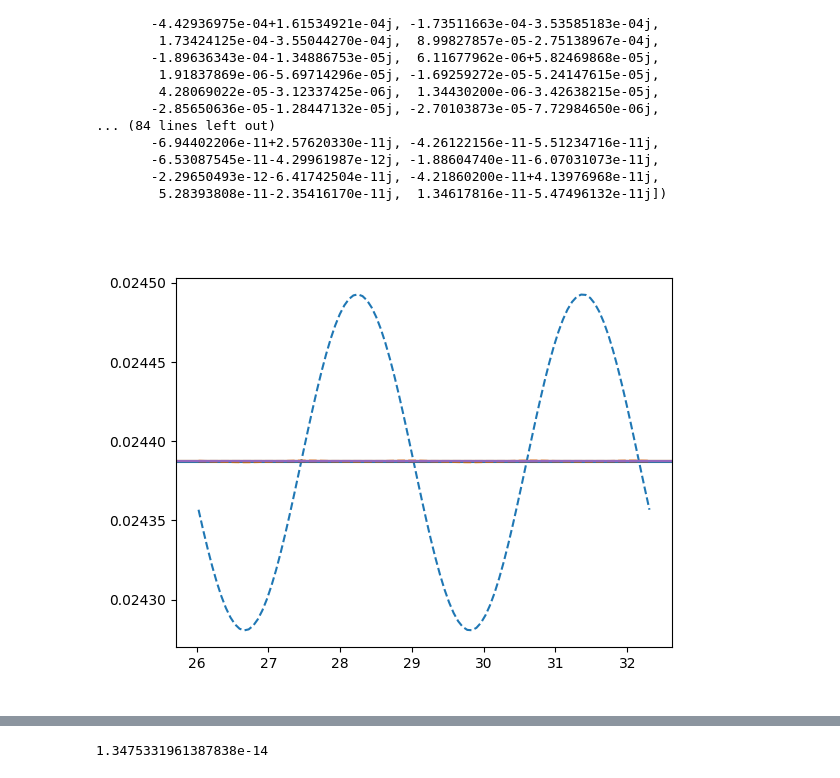
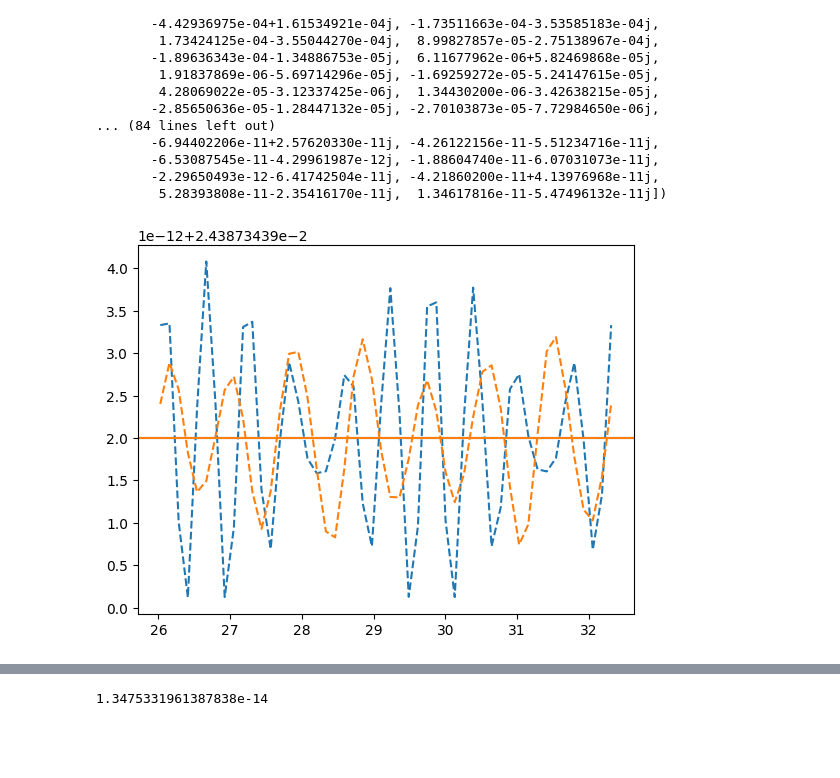
Before and after one commit to pbelange/pytori, a Jupyter notebook: proofs/test_invariant.ipynb, the cells around one changed output, grey strips where cells are left out. Saved outputs shown, nothing was run; the diff lists cells and outputs as text; code cells hidden in the pictures; blank space fills up the shorter version.

```diff
--- a/proofs/test_invariant.ipynb
+++ b/proofs/test_invariant.ipynb
@@ -40,7 +40,7 @@ for point in points:
 
 
 
-n_harm = 200
+n_harm = 300
 from fractions import Fraction
 fig, axes = plt.subplots(1, 2, figsize=(18, 6))
 plt.suptitle('Henon 4D')
@@ -52,10 +52,10 @@ for p_idx,part in enumerate(particles):
 
 
     Ax,Qx  = nafflib.harmonics( part['x'][:int(5e4)],part[f'px'][:int(5e4)],num_harmonics = n_harm,window_order=4)
-    Cx,err,_f = nafflib.find_linear_combinations(Qx,fundamental_tunes=fundamental_tunes,max_harmonic_order=40)
+    Cx = nafflib.linear_combinations(Qx,Qvec=fundamental_tunes,max_n=40)
 
     Ay,Qy  = nafflib.harmonics( part['y'][:int(5e4)],part[f'py'][:int(5e4)],num_harmonics = n_harm,window_order=4)
-    Cy,err,_f = nafflib.find_linear_combinations(Qy,fundamental_tunes=fundamental_tunes,max_harmonic_order=40)
+    Cy = nafflib.linear_combinations(Qy,Qvec=fundamental_tunes,max_n=40)
 
     mytorus = pytorus.Torus(Ax,Ay,Cx,Cy)
 
@@ -128,11 +130,11 @@ array([ 2.02450146e-01-9.01288977e-02j,  9.80394406e-03+9.47974080e-03j,
 
 from shapely import Polygon
 
-theta_vec   = 2 * np.pi*fundamental_tunes[0]* N_start + np.linspace(0,2*np.pi,5000)
-theta_slice = 2 * np.pi*fundamental_tunes[1]* N_start + np.linspace(0,2*np.pi,100)
+theta_vec   = 2 * np.pi*fundamental_tunes[0]* N_start + np.linspace(0,2*np.pi,10000)
+theta_slice = 2 * np.pi*fundamental_tunes[1]* N_start + np.linspace(0,2*np.pi,50)
 
 plt.figure()
-for stop_at,color in zip([10,20,50,100,200],['C0','C1','C2','C3','C4']):
+for stop_at,color in zip([200,300],['C0','C1','C2','C3','C4']):
     mytorus_test = pytorus.Torus(mytorus.Ax[:stop_at],mytorus.Ay[:stop_at],mytorus.nx[:stop_at],mytorus.ny[:stop_at])
     slice_x,slice_y = mytorus_test.slice('x',theta_vec,theta_slice)
 
@@ -148,34 +150,34 @@ for stop_at,color in zip([10,20,50,100,200],['C0','C1','C2','C3','C4']):
 
         Ixx.append(x_polygon.area)
         Ixy.append(-y_polygon.area)
         Ix.append(x_polygon.area - y_polygon.area)
 
         Jx.append(np.mean(_sx[:,0]**2 + _sx[:,1]**2))
 
     Ixx = np.array(Ixx)/np.pi/2
     Ixy = np.array(Ixy)/np.pi/2
     Ix  = np.array(Ix)/np.pi/2
     Jx  = np.array(Jx)/2
 
 
 
     # plt.plot(theta_slice,   Ixx + (Ix[0]-Ixx[0])    ,'-',color='C0' ,lw=4,alpha=0.3,label='Ixx')
     # plt.plot(theta_slice,   Ixy + (Ix[0]-Ixy[0])    ,'-',color='C1' ,lw=4,alpha=0.3,label='Ixy')
     # plt.plot(theta_slice,   Ix                      ,'-',color='C3' ,lw=4,alpha=0.3,label='Ix')
     # plt.plot(theta_slice,   Jx                      ,'-',color='k'  ,lw=4,alpha=0.3,label='Jx')
 
     area_test = np.array([compute_area(mytorus_test,theta) for theta in theta_slice])
     # plt.plot(theta_slice,   area_test[:,0]+ (Ix[0]-area_test[:,0][0])    ,'--' ,label='Ixx_test')
     # plt.plot(theta_slice,   area_test[:,1]+ (Ix[0]-area_test[:,1][0])    ,'--' ,label='Ixy_test')
 
     # plt.axhline(mytorus.Ix,ls='--',color='C4')
 
     plt.plot(theta_slice,np.sum(area_test,axis=1),'--',color=color)
     plt.axhline(mytorus_test.Ix,ls='-',color=color)
 # plt.legend()
 plt.show()
 # %% [output]
-[figure, old version]
+[figure, new version]
 # %%
 %matplotlib widget
 # %%
```
Also changed, not shown: parts of 17 cells of this notebook, 5 other files.
